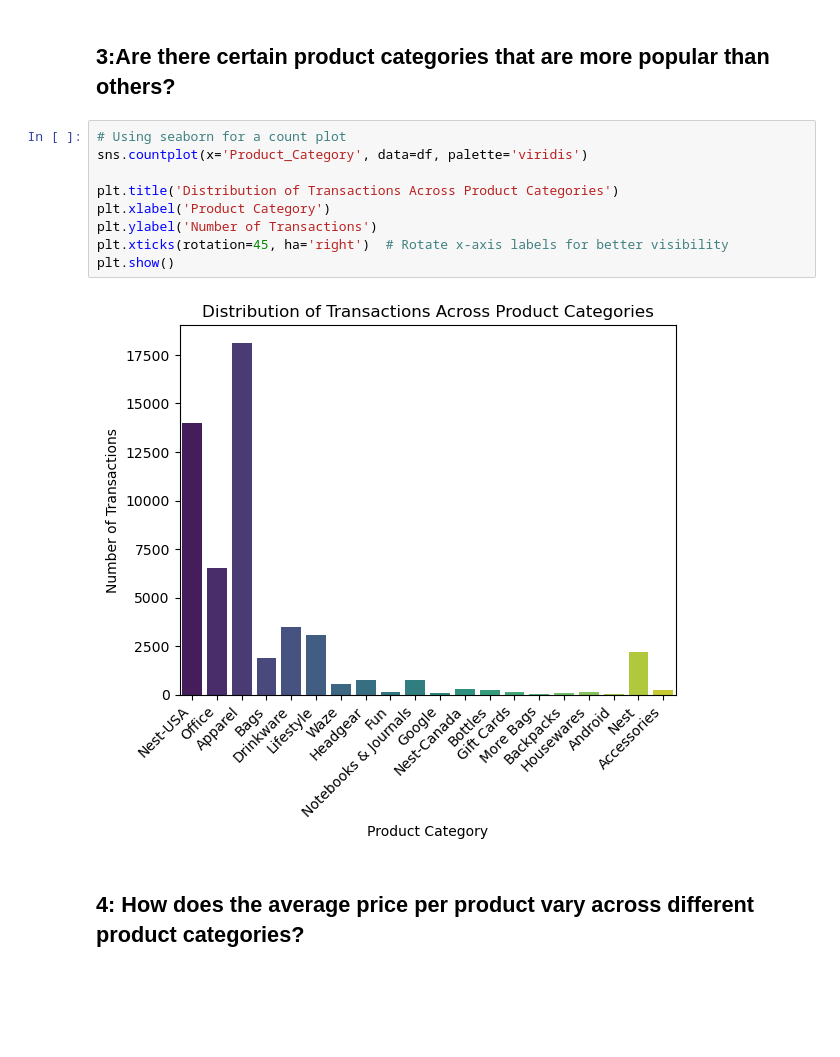
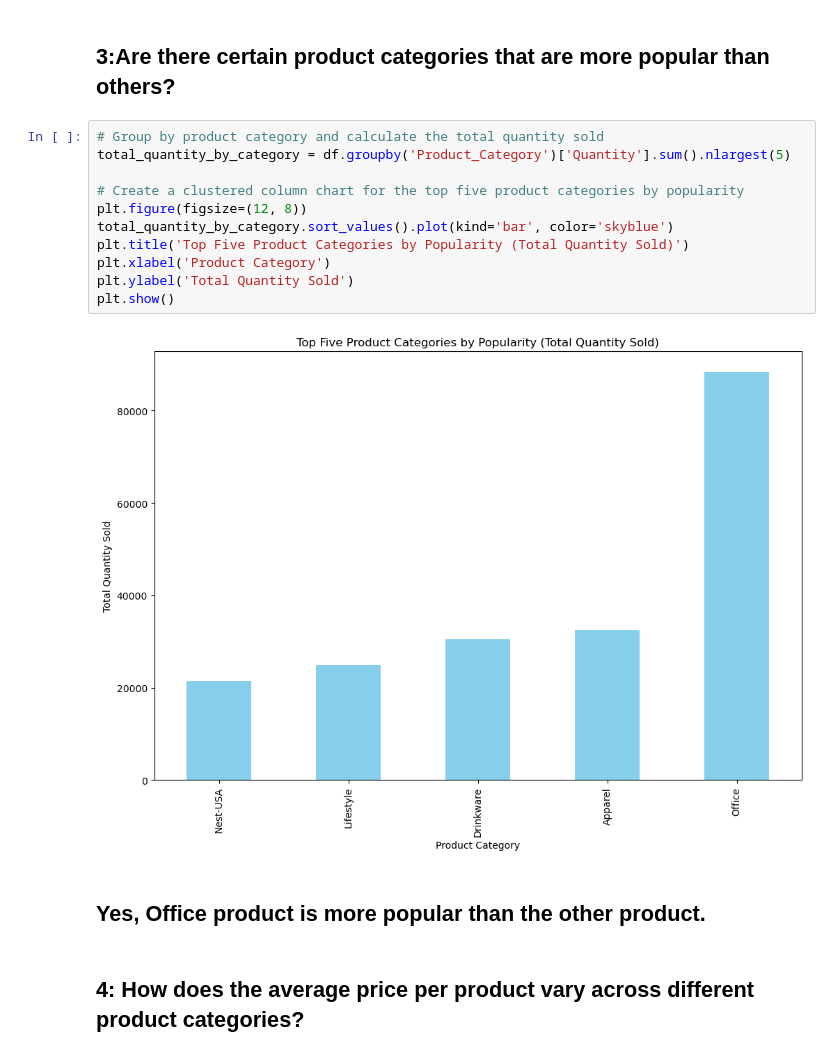
Before and after one commit to comfort75/Python, a Jupyter notebook: Online shopping.ipynb, the cells around one changed output. Saved outputs shown, nothing was run; the diff lists cells and outputs as text; blank space fills up the shorter version.

```diff
--- a/Online shopping.ipynb
+++ b/Online shopping.ipynb
@@ -263,16 +263,20 @@ Correlation Coefficient: -0.11399557451114843
 # %% [markdown]
 ## 3:Are there certain product categories that are more popular than others?
 # %%
-# Using seaborn for a count plot
-sns.countplot(x='Product_Category', data=df, palette='viridis')
+# Group by product category and calculate the total quantity sold
+total_quantity_by_category = df.groupby('Product_Category')['Quantity'].sum().nlargest(5)
 
-plt.title('Distribution of Transactions Across Product Categories')
+# Create a clustered column chart for the top five product categories by popularity
+plt.figure(figsize=(12, 8))
+total_quantity_by_category.sort_values().plot(kind='bar', color='skyblue')
+plt.title('Top Five Product Categories by Popularity (Total Quantity Sold)')
 plt.xlabel('Product Category')
-plt.ylabel('Number of Transactions')
-plt.xticks(rotation=45, ha='right')  # Rotate x-axis labels for better visibility
+plt.ylabel('Total Quantity Sold')
 plt.show()
 # %% [output]
-[figure, old version]
+[figure, new version]
+# %% [markdown]
+## Yes, Office product is more popular than the other product.
 # %% [markdown]
 ## 4: How does the average price per product vary across different product categories?
 # %%
```
Also changed, not shown: parts of 17 cells of this notebook.
